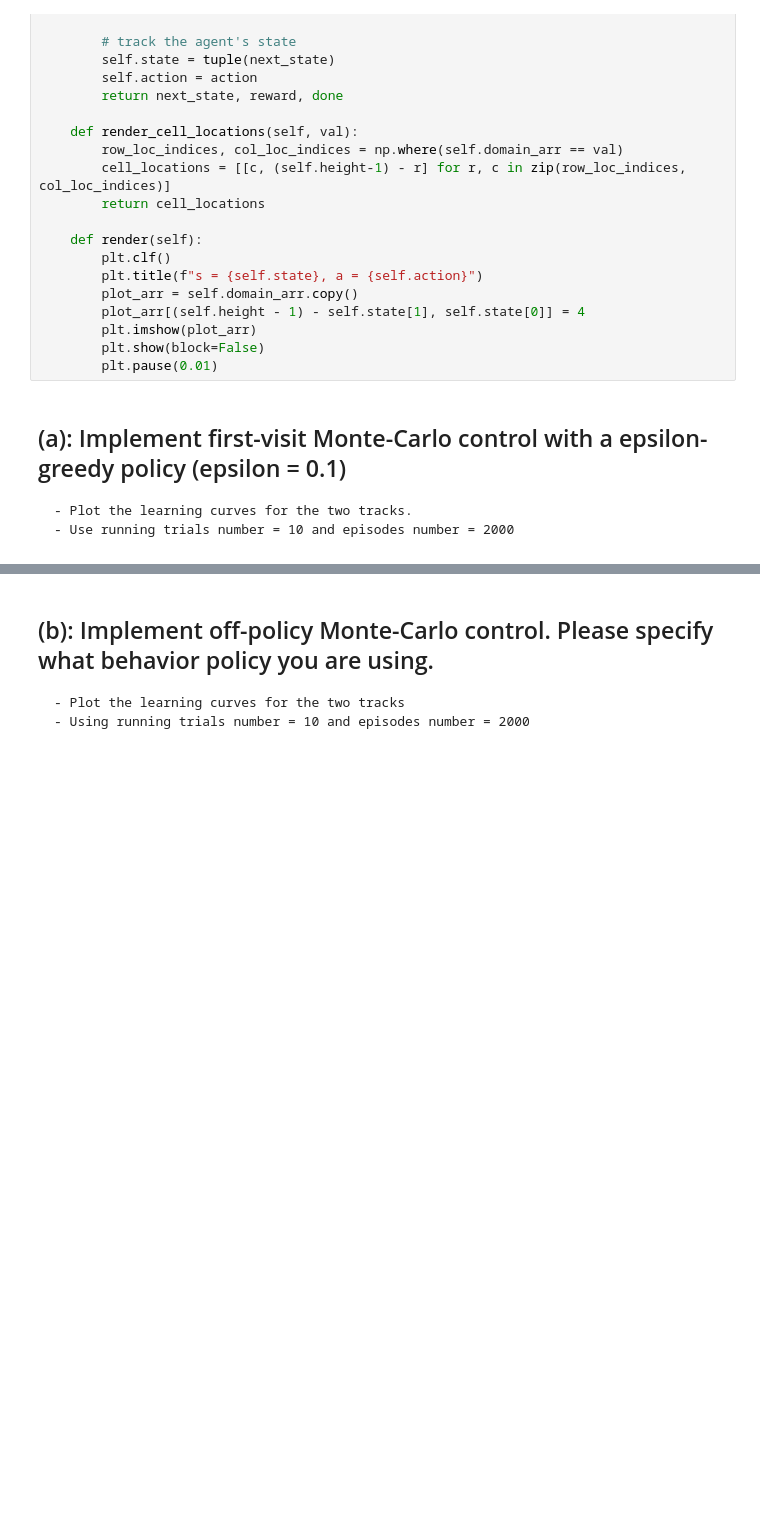
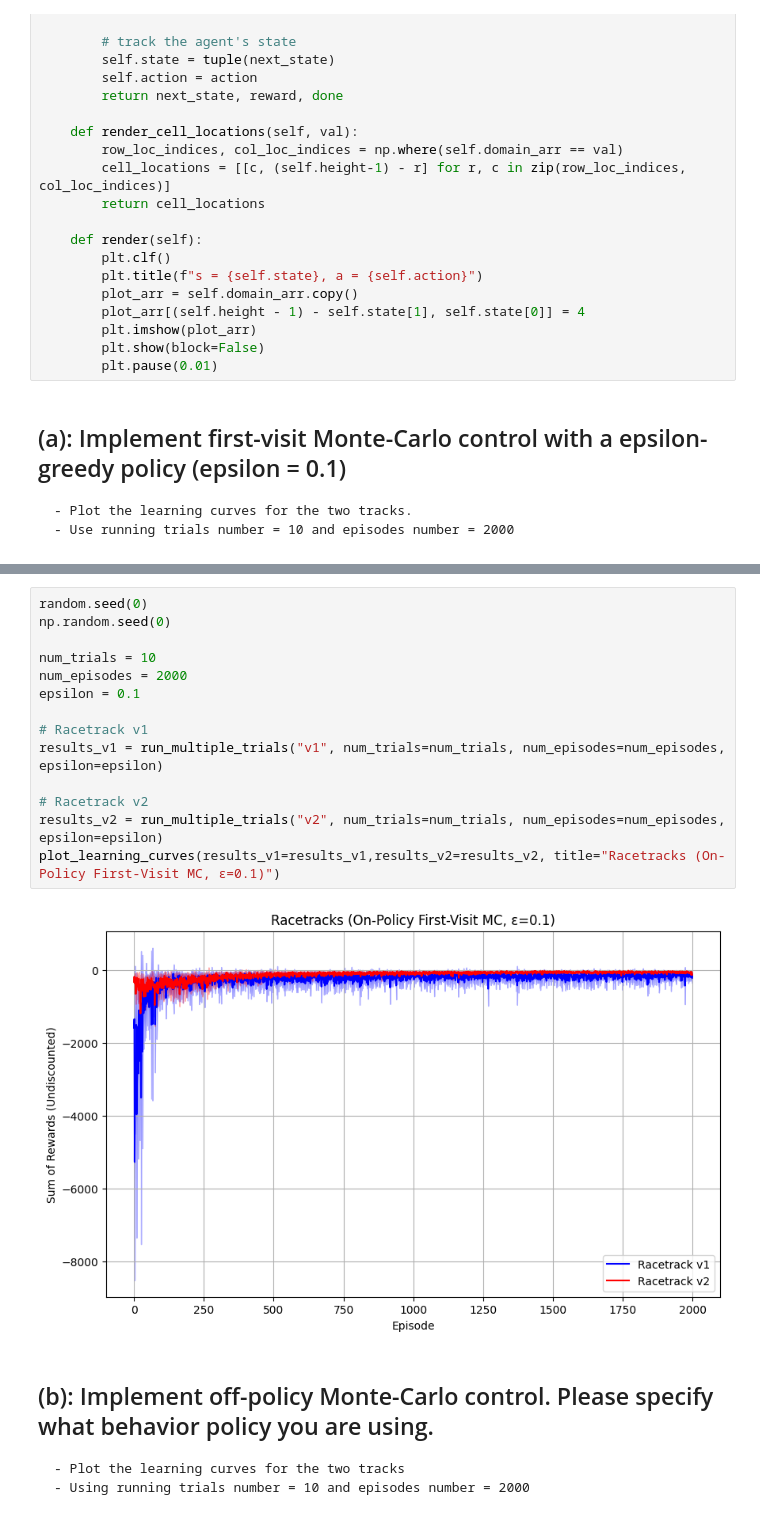
Before and after one commit to adnanamir010/cs5180, a Jupyter notebook: ex4/ex4_25spring.ipynb, the cells around one changed output, grey strips where cells are left out. Drawn from its saved outputs; the diff is of its cells as text; blank space fills up the shorter version.

```diff
--- a/ex4/ex4_25spring.ipynb
+++ b/ex4/ex4_25spring.ipynb
@@ -401,3 +852,19 @@ class Racetrack(object):
+# %%
+random.seed(0)
+np.random.seed(0)
+
+num_trials = 10
+num_episodes = 2000
+epsilon = 0.1
+
+# Racetrack v1
+results_v1 = run_multiple_trials("v1", num_trials=num_trials, num_episodes=num_episodes, epsilon=epsilon)
+
+# Racetrack v2
+results_v2 = run_multiple_trials("v2", num_trials=num_trials, num_episodes=num_episodes, epsilon=epsilon)
+plot_learning_curves(results_v1=results_v1,results_v2=results_v2, title="Racetracks (On-Policy First-Visit MC, ε=0.1)")
+# %% [output]
+[figure, added]
 # %% [markdown]
 ## (b): Implement off-policy Monte-Carlo control. Please specify what behavior policy you are using.
     - Plot the learning curves for the two tracks
```
Also changed, not shown: parts of 13 cells of this notebook, 12 other files.
